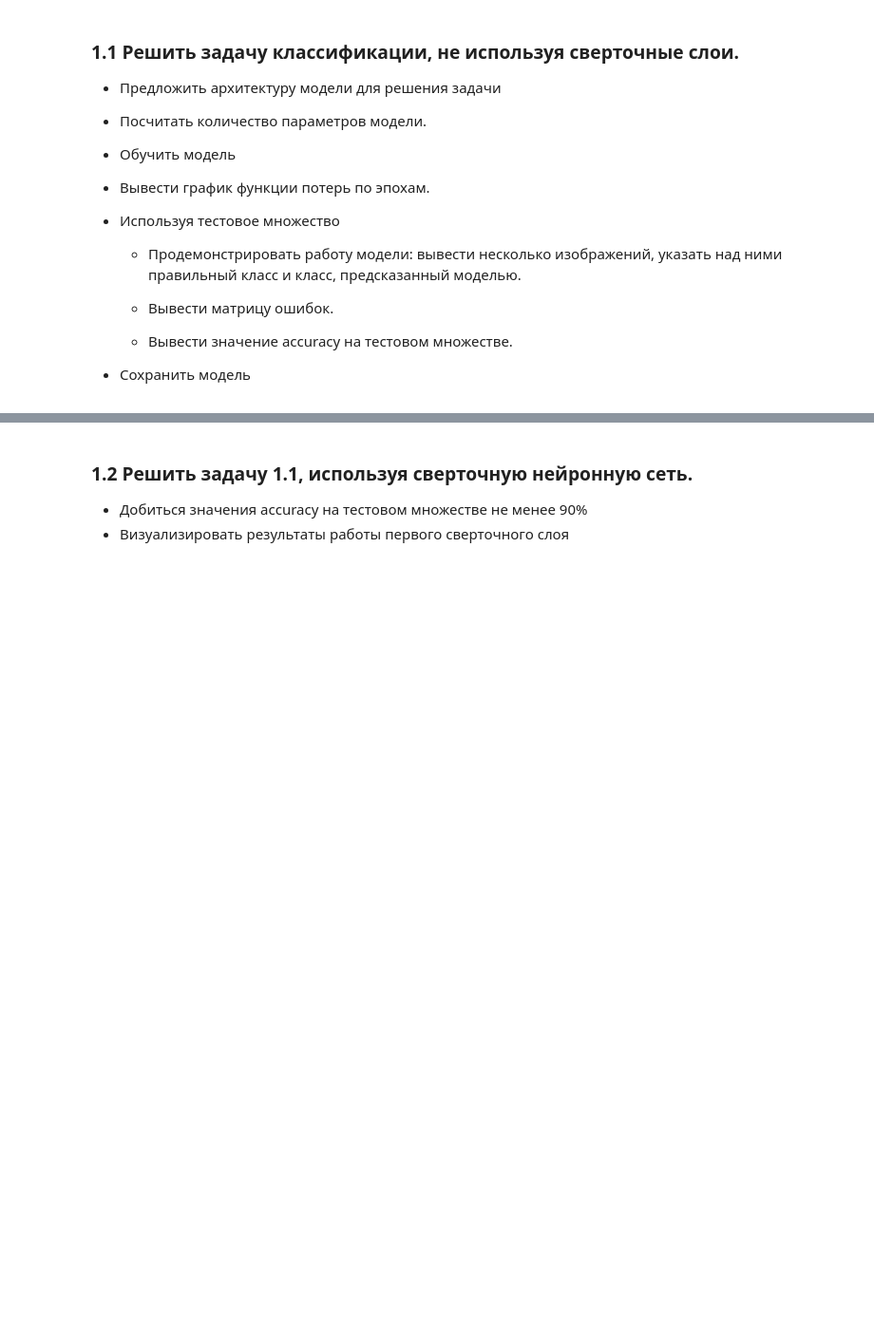
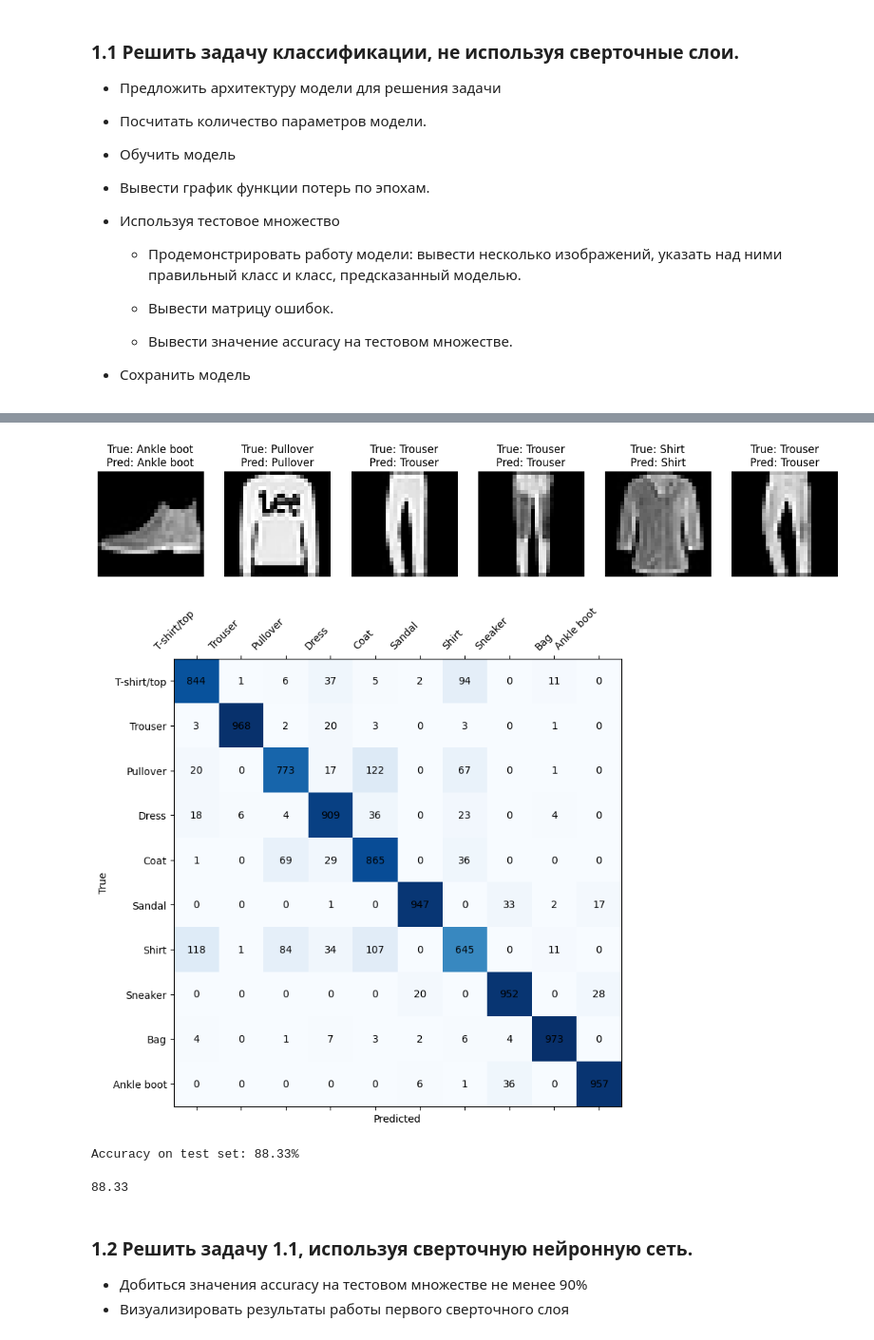
Before and after one commit to master-of-the-dungeon/ITiABD-PM22-7-Nikolay-Sedov, a Jupyter notebook: DL/blank_04_cnn.ipynb, the cells around one changed output, grey strips where cells are left out. Shown: that part at 95% size. Saved outputs shown, nothing was run; the diff lists cells and outputs as text; code cells hidden in the pictures; blank space fills up the shorter version.

```diff
--- a/DL/blank_04_cnn.ipynb
+++ b/DL/blank_04_cnn.ipynb
@@ -26,0 +48,3 @@ import torch.nn.functional as F
+# %%
+train_dataset = datasets.FashionMNIST(root='./data', train=True, download=True, transform=transform)
+test_dataset = datasets.FashionMNIST(root='./data', train=False, download=True, transform=transform)
@@ -26,0 +182,3 @@ import torch.nn.functional as F
+# %%
+classes = ['T-shirt/top', 'Trouser', 'Pullover', 'Dress', 'Coat',
+           'Sandal', 'Shirt', 'Sneaker', 'Bag', 'Ankle boot']
@@ -26,0 +219,44 @@ import torch.nn.functional as F
+# %%
+def plot_confusion_matrix(cm):
+    fig, ax = plt.subplots(figsize=(8, 8))
+    ax.matshow(cm.numpy(), cmap=plt.cm.Blues)
+
+    ax.set_xticks(np.arange(len(classes)))
+    ax.set_yticks(np.arange(len(classes)))
+    ax.set_xticklabels(classes, rotation=45, ha="right")
+    ax.set_yticklabels(classes)
+
+    for i in range(len(classes)):
+        for j in range(len(classes)):
+            ax.text(j, i, f'{int(cm[i, j].item())}', ha='center', va='center')
+
+    plt.xlabel('Predicted')
+    plt.ylabel('True')
+    plt.show()
+# %%
+def evaluate_accuracy(model, test_loader):
+    model.eval()
+    correct = 0
+    total = 0
+
+    with torch.no_grad():
+        for images, labels in test_loader:
+            images, labels = images.to(device), labels.to(device)
+            outputs = model(images)
+            _, predicted = torch.max(outputs, 1)
+            total += labels.size(0)
+            correct += (predicted == labels).sum().item()
+
+    accuracy = 100 * correct / total
+    print(f'Accuracy on test set: {accuracy:.2f}%')
+    return accuracy
+# %%
+show_predictions(model, test_loader, num_images=6)
+cm = compute_confusion_matrix(model, test_loader)
+plot_confusion_matrix(cm)
+evaluate_accuracy(model, test_loader)
+# %% [output]
+[figure, added]
+[figure, added]
+Accuracy on test set: 88.33%
+88.33
```
Also changed, not shown: parts of 33 cells of this notebook.
